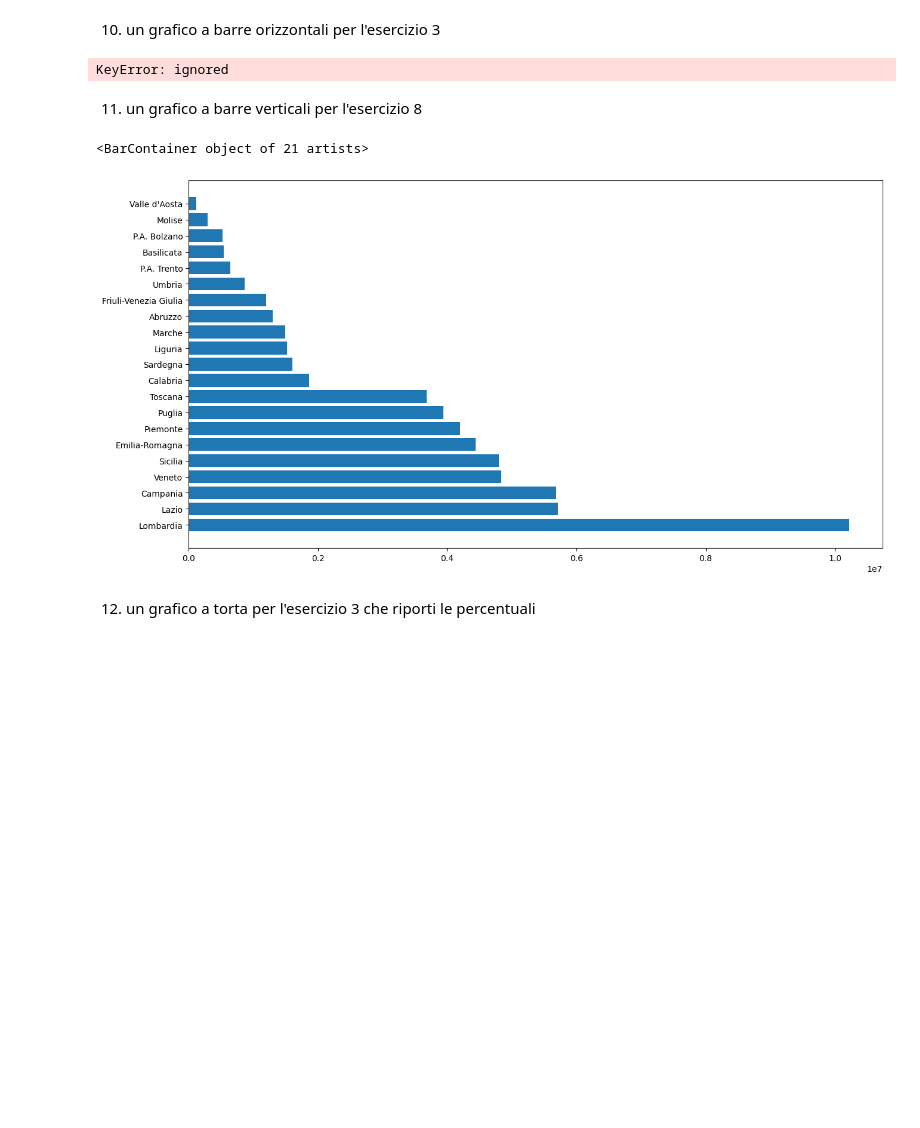
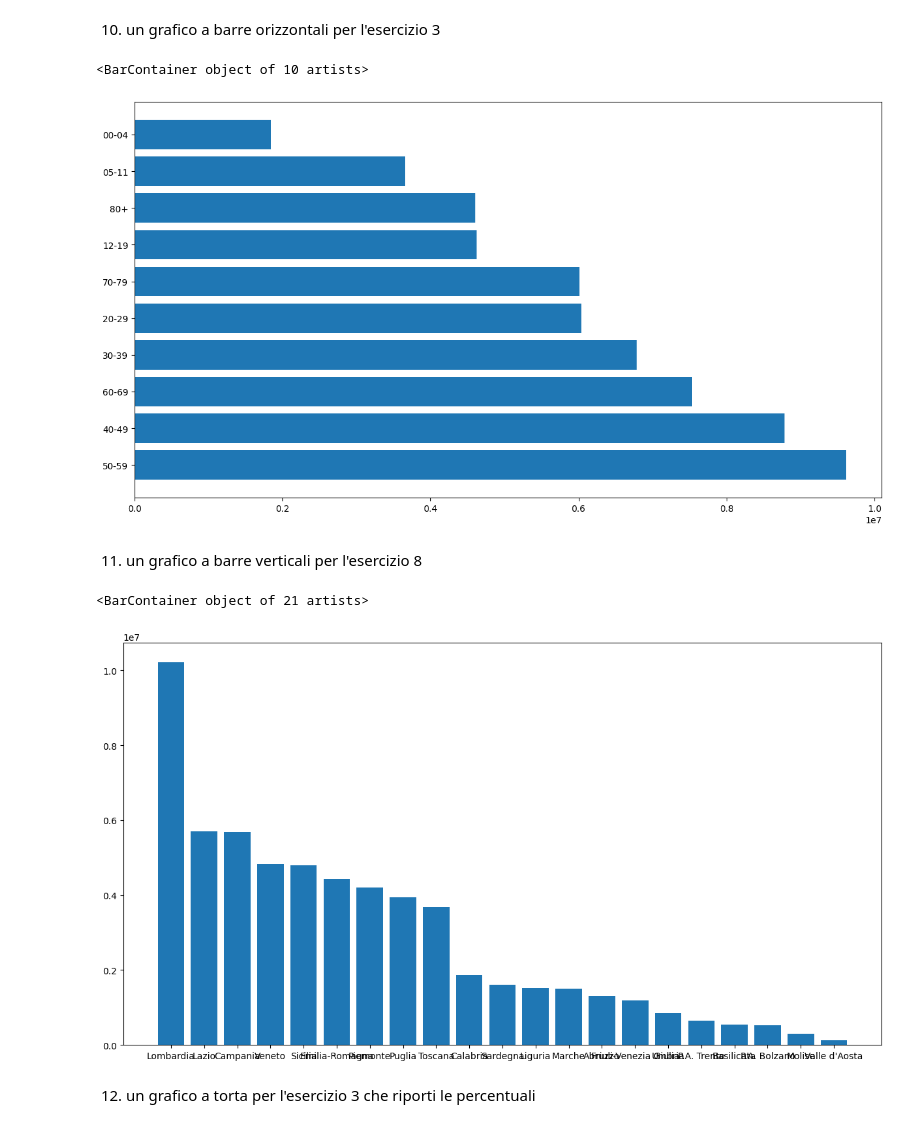
Before and after one commit to BernasconiLorenzo06/PANDAS_FILE, a Jupyter notebook: PANDAS_prep_verif_pandas_groupby_matplotlib_insiemi.ipynb, the cells around one changed output. Saved outputs shown, nothing was run; the diff lists cells and outputs as text; code cells hidden in the pictures; blank space fills up the shorter version.

```diff
--- a/PANDAS_prep_verif_pandas_groupby_matplotlib_insiemi.ipynb
+++ b/PANDAS_prep_verif_pandas_groupby_matplotlib_insiemi.ipynb
@@ -61,7 +61,7 @@ dfetada12a19[dfetada12a19["totale_popolazione"] == dfetada12a19["totale_popolazi
 # %% [markdown]
 8. il numero di abitanti per ogni fascia d'età
 # %%
-dfabitantiEta = df.groupby("eta")[["totale_popolazione"]].sum().sort_values(by = "totale_popolazione", ascending = False)
+dfabitantiEta = df.groupby("eta")[["totale_popolazione"]].sum().sort_values(by = "totale_popolazione", ascending = False).reset_index()
 dfabitantiEta
 # %% [markdown]
 9. la fascia d'età con più abitanti
@@ -72,13 +72,14 @@ dfabitantiEta[(dfabitantiEta["totale_popolazione"]) == (dfabitantiEta["totale_po
 # %%
 import matplotlib.pyplot as plt
 # %%
-labels = dfabitanti['eta']
-dati = dfabitanti['totale_popolazione']
+labels = dfabitantiEta['eta']
+dati = dfabitantiEta['totale_popolazione']
 
 fig, ax = plt.subplots(figsize=(15,8))
-ax.bar(labels, dati, label='totale vaccinati in ogni regione')
+ax.barh(labels, dati, label='totale vaccinati in ogni regione')
 # %% [output]
-KeyError: ignored
+<BarContainer object of 10 artists>
+[figure, added]
 # %% [markdown]
 11. un grafico a barre verticali per l'esercizio 8
 # %%
@@ -86,9 +87,9 @@ labels = dfabitanti['reg']
 dati = dfabitanti['totale_popolazione']
 
 fig, ax = plt.subplots(figsize=(15,8))
-ax.barh(labels, dati, label='totale vaccinati in ogni regione')
+ax.bar(labels, dati, label='totale vaccinati in ogni regione')
 # %% [output]
 <BarContainer object of 21 artists>
-[figure, old version]
+[figure, new version]
 # %% [markdown]
 12. un grafico a torta per l'esercizio 3 che riporti le percentuali
```
Also changed, not shown: parts of 1 cell of this notebook.
